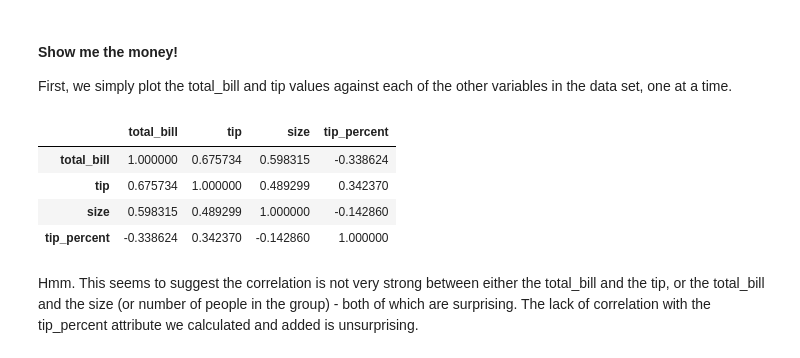
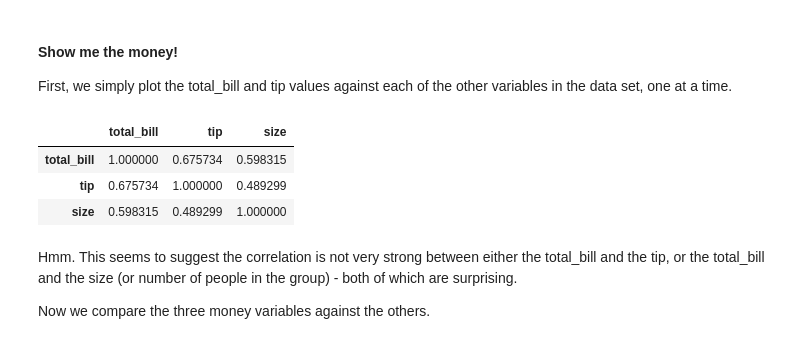
Before and after one commit to HFintan/HDip-FunDatAnalytics, a Jupyter notebook: fda_assignment.ipynb, the cells around one changed output. Cells and saved outputs as stored; diff of their text form; code cells hidden in the pictures.

```diff
--- a/fda_assignment.ipynb
+++ b/fda_assignment.ipynb
@@ -174,12 +174,13 @@ That is all well and good, but the money is what we really care about.
 
 First, we simply plot the total_bill and tip values against each of the other variables in the data set, one at a time.
 # %%
-tips.corr()
+tips[['total_bill','tip','size']].corr()
 # %% [output]
-|  | total_bill | tip | size | tip_percent |
-| total_bill | 1.000000 | 0.675734 | 0.598315 | -0.338624 |
-| tip | 0.675734 | 1.000000 | 0.489299 | 0.342370 |
-| size | 0.598315 | 0.489299 | 1.000000 | -0.142860 |
-| tip_percent | -0.338624 | 0.342370 | -0.142860 | 1.000000 |
+|  | total_bill | tip | size |
+| total_bill | 1.000000 | 0.675734 | 0.598315 |
+| tip | 0.675734 | 1.000000 | 0.489299 |
+| size | 0.598315 | 0.489299 | 1.000000 |
 # %% [markdown]
-Hmm. This seems to suggest the correlation is not very strong between either the total_bill and the tip, or the total_bill and the size (or number of people in the group) - both of which are surprising. The lack of correlation with the tip_percent attribute we calculated and added is unsurprising.
+Hmm. This seems to suggest the correlation is not very strong between either the total_bill and the tip, or the total_bill and the size (or number of people in the group) - both of which are surprising.
+
+Now we compare the three money variables against the others.
```
Also changed, not shown: parts of 9 cells of this notebook.
